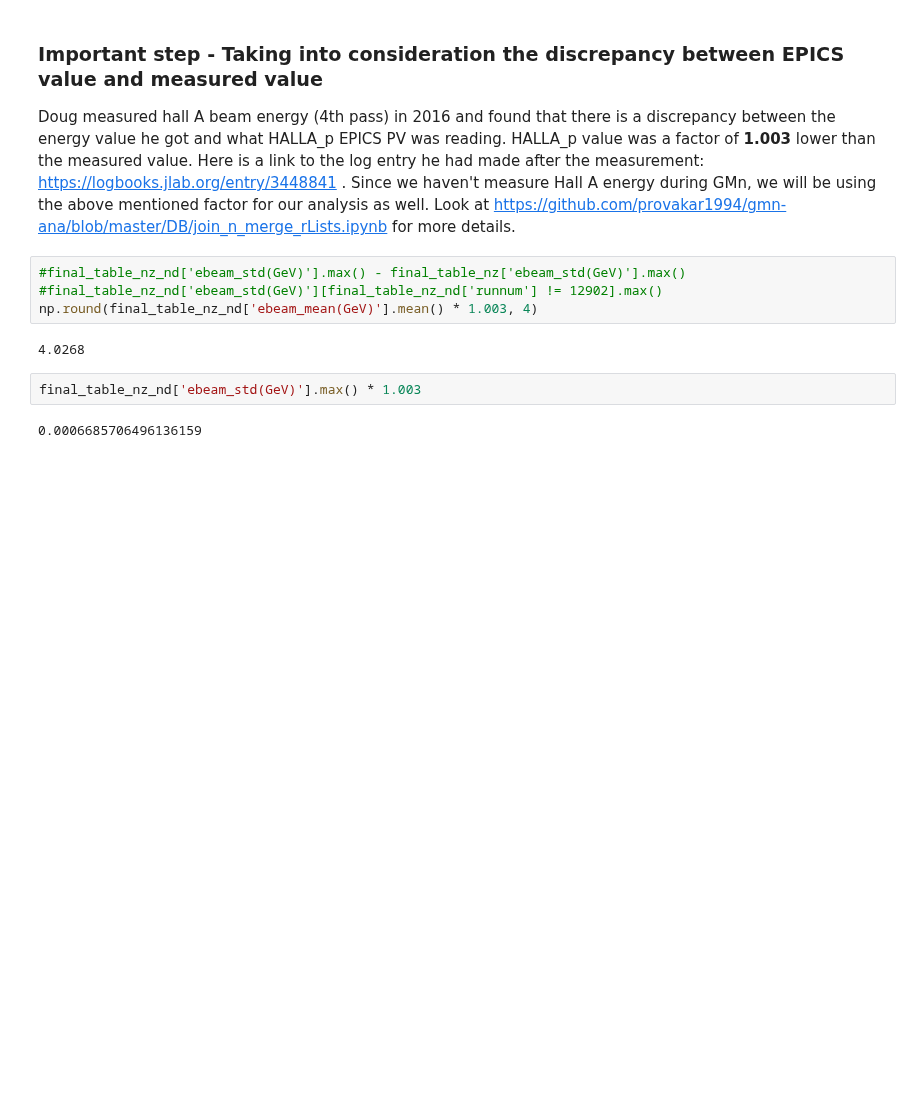
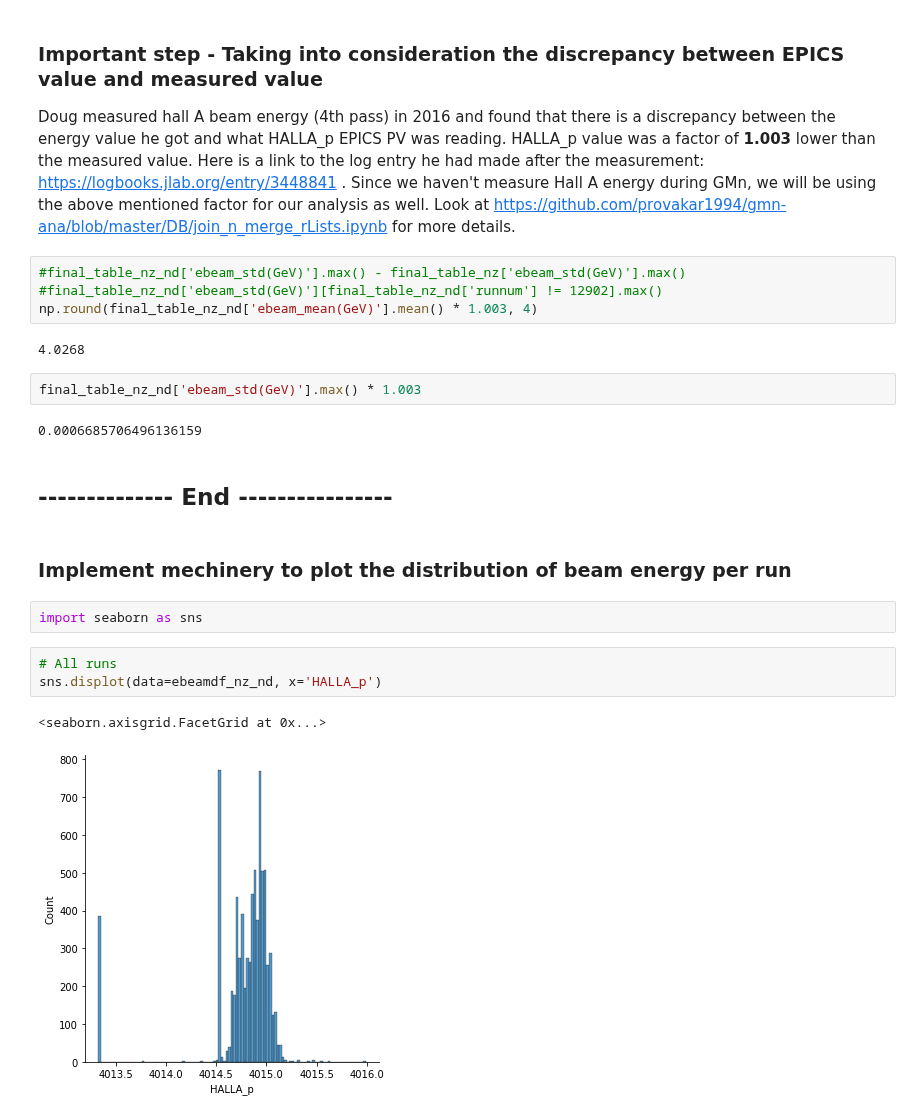
Before and after one commit to provakar1994/gmn_ana, a Jupyter notebook: scripts/epics/get_avgHALLA_p_prun.ipynb, the cells around one changed output. Drawn from its saved outputs; the diff is of its cells as text; blank space fills up the shorter version.

Commit message:
Added method to plot distribution of beam energy for all runs, for a single run, and also individually for all runs at once!

```diff
--- a/scripts/epics/get_avgHALLA_p_prun.ipynb
+++ b/scripts/epics/get_avgHALLA_p_prun.ipynb
@@ -177,3 +177,15 @@ np.round(final_table_nz_nd['ebeam_mean(GeV)'].mean() * 1.003, 4)
 final_table_nz_nd['ebeam_std(GeV)'].max() * 1.003
 # %% [output]
 0.0006685706496136159
+# %% [markdown]
+## -------------- End ----------------
+# %% [markdown]
+### Implement mechinery to plot the distribution of beam energy per run
+# %%
+import seaborn as sns
+# %%
+# All runs
+sns.displot(data=ebeamdf_nz_nd, x='HALLA_p')
+# %% [output]
+<seaborn.axisgrid.FacetGrid at 0x...>
+[figure, added]
```
Also changed, not shown: parts of 2 cells of this notebook.
